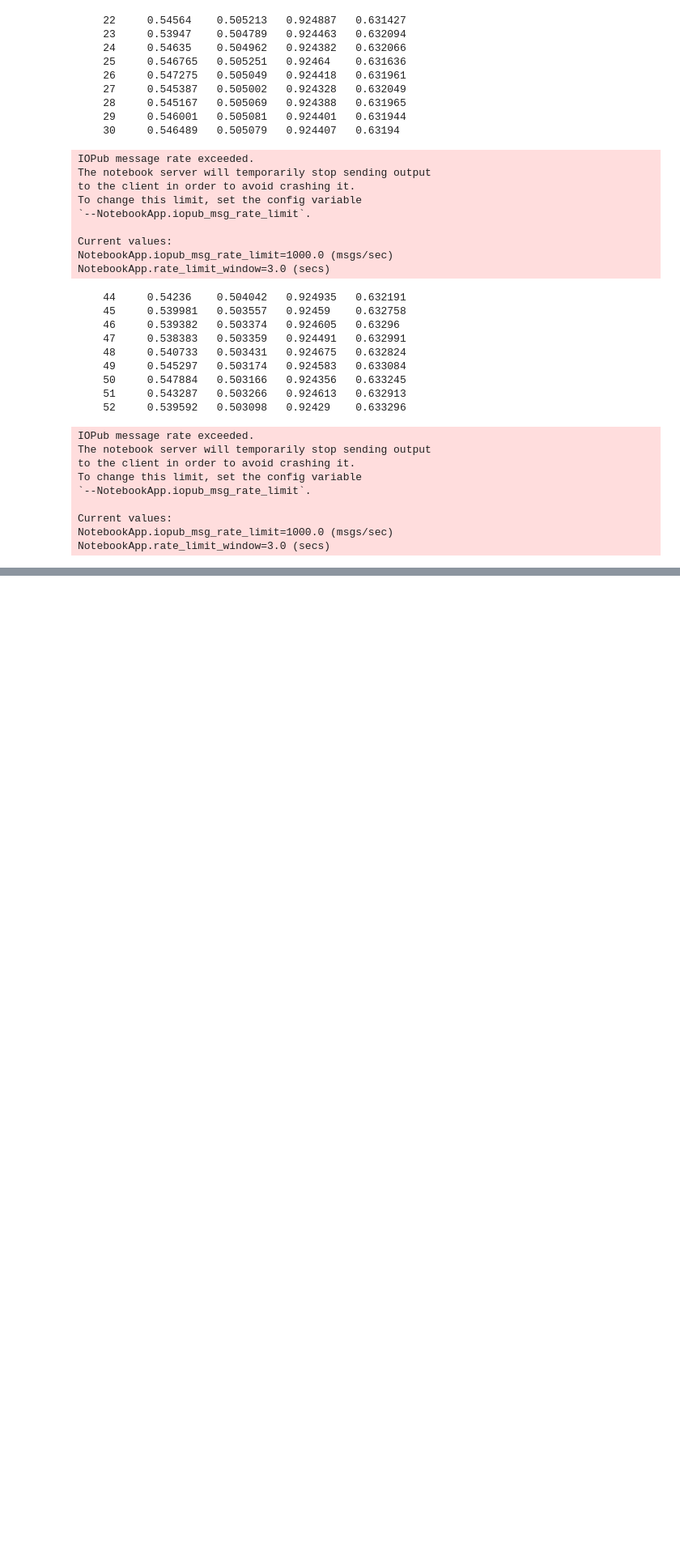
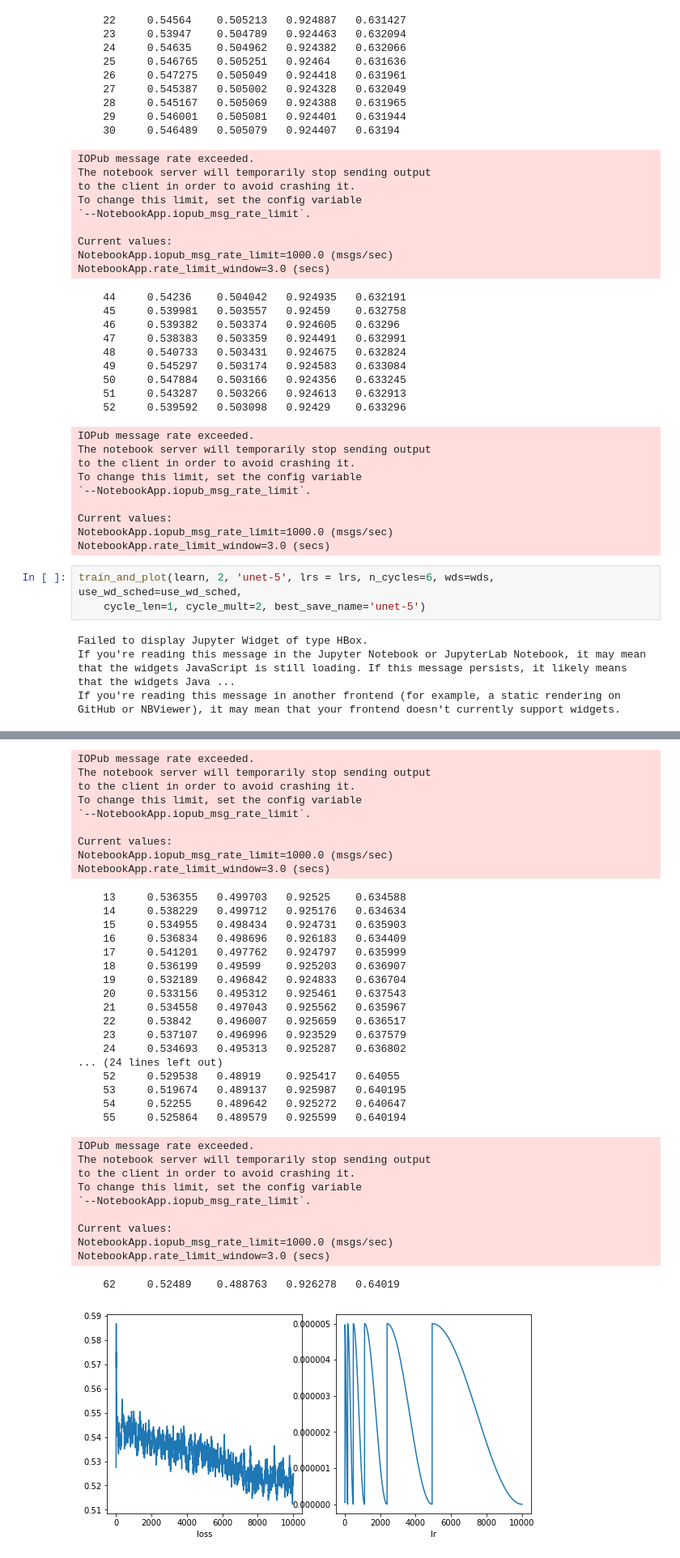
Before and after one commit to Twofyw/building-detection-challenge, a Jupyter notebook: ternausnet-khartoum.ipynb, the cells around one changed output, grey strips where cells are left out. Shown: that part at 81% size. Saved outputs shown, nothing was run; the diff lists cells and outputs as text; blank space fills up the shorter version.

```diff
--- a/ternausnet-khartoum.ipynb
+++ b/ternausnet-khartoum.ipynb
@@ -279,3 +279,10 @@ To change this limit, set the config variable
 Current values:
 NotebookApp.iopub_msg_rate_limit=1000.0 (msgs/sec)
 NotebookApp.rate_limit_window=3.0 (secs)
+# %%
+train_and_plot(learn, 2, 'unet-5', lrs = lrs, n_cycles=6, wds=wds, use_wd_sched=use_wd_sched,
+    cycle_len=1, cycle_mult=2, best_save_name='unet-5')
+# %% [output]
+Failed to display Jupyter Widget of type HBox.
+If you're reading this message in the Jupyter Notebook or JupyterLab Notebook, it may mean that the widgets JavaScript is still loading. If this message persists, it likely means that the widgets Java ...
+If you're reading this message in another frontend (for example, a static rendering on GitHub or NBViewer), it may mean that your frontend doesn't currently support widgets.
@@ -281,0 +301,37 @@ NotebookApp.rate_limit_window=3.0 (secs)
+IOPub message rate exceeded.
+The notebook server will temporarily stop sending output
+to the client in order to avoid crashing it.
+To change this limit, set the config variable
+`--NotebookApp.iopub_msg_rate_limit`.
+
+Current values:
+NotebookApp.iopub_msg_rate_limit=1000.0 (msgs/sec)
+NotebookApp.rate_limit_window=3.0 (secs)
+    13     0.536355   0.499703   0.92525    0.634588
+    14     0.538229   0.499712   0.925176   0.634634
+    15     0.534955   0.498434   0.924731   0.635903
+    16     0.536834   0.498696   0.926183   0.634409
+    17     0.541201   0.497762   0.924797   0.635999
+    18     0.536199   0.49599    0.925203   0.636907
+    19     0.532189   0.496842   0.924833   0.636704
+    20     0.533156   0.495312   0.925461   0.637543
+    21     0.534558   0.497043   0.925562   0.635967
+    22     0.53842    0.496007   0.925659   0.636517
+    23     0.537107   0.496996   0.923529   0.637579
+    24     0.534693   0.495313   0.925287   0.636802
+... (24 lines left out)
+    52     0.529538   0.48919    0.925417   0.64055
+    53     0.519674   0.489137   0.925987   0.640195
+    54     0.52255    0.489642   0.925272   0.640647
+    55     0.525864   0.489579   0.925599   0.640194
+IOPub message rate exceeded.
+The notebook server will temporarily stop sending output
+to the client in order to avoid crashing it.
+To change this limit, set the config variable
+`--NotebookApp.iopub_msg_rate_limit`.
+
+Current values:
+NotebookApp.iopub_msg_rate_limit=1000.0 (msgs/sec)
+NotebookApp.rate_limit_window=3.0 (secs)
+    62     0.52489    0.488763   0.926278   0.64019
+[figure, added]
```
Also changed, not shown: parts of 3 cells of this notebook, 2 other files.
